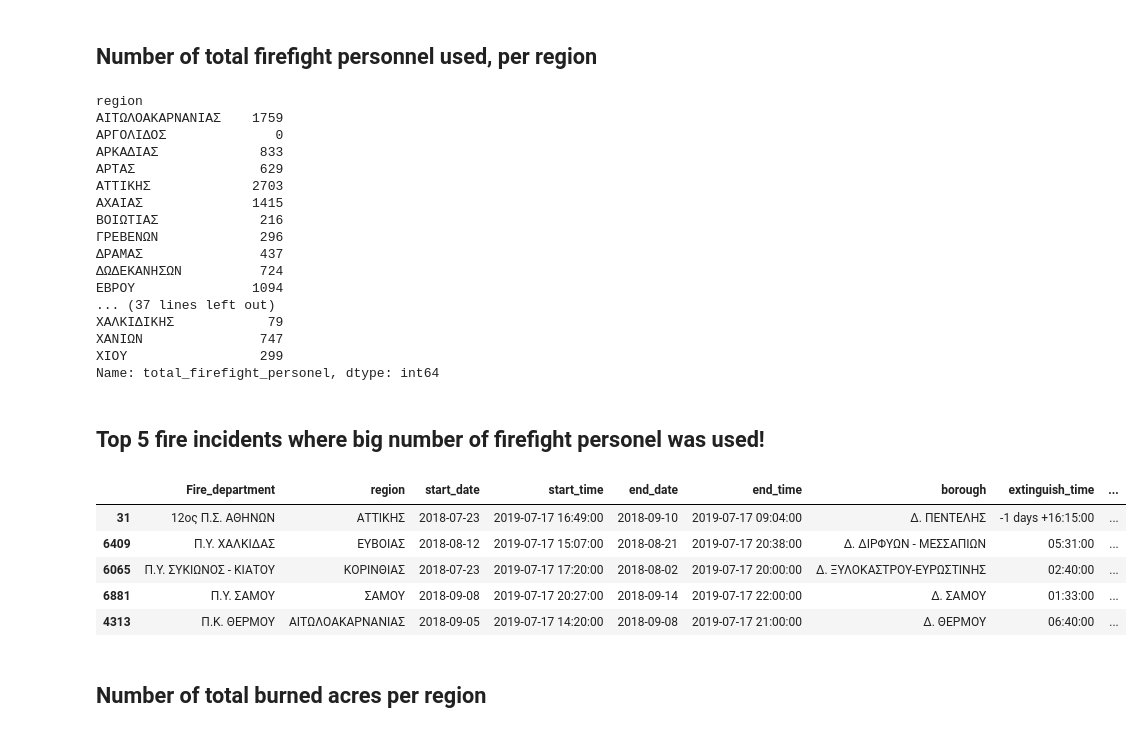
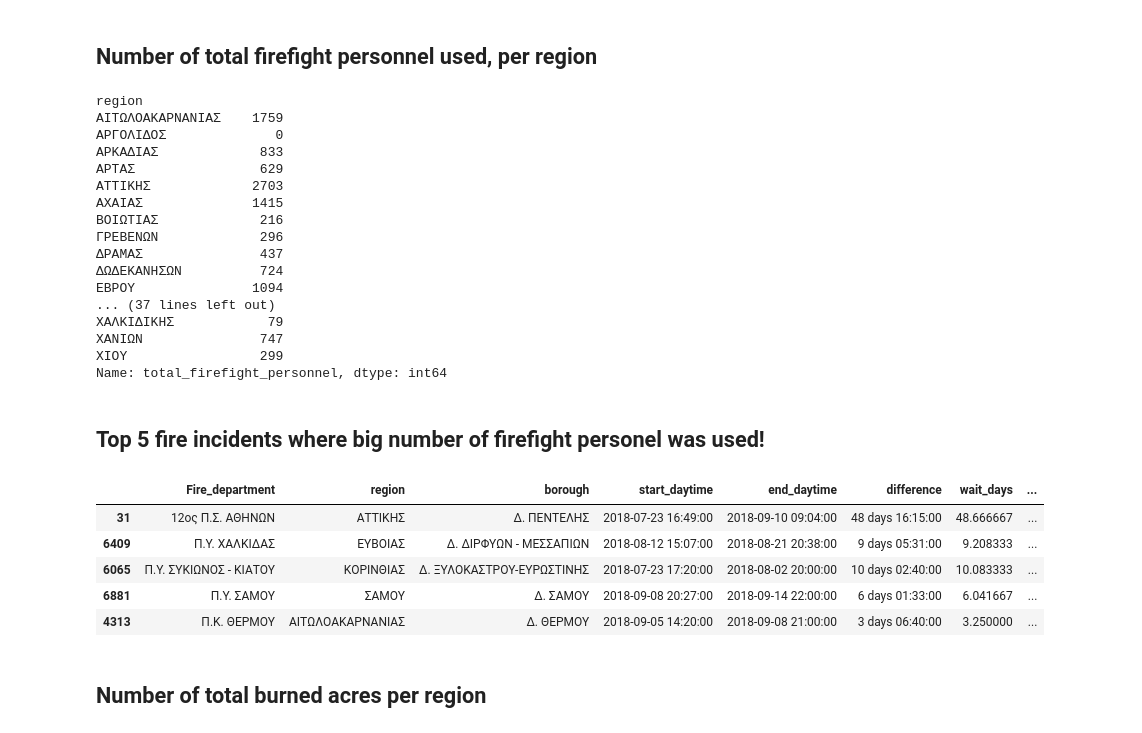
Before and after one commit to kosmaspanag/data-studio-projects, a Jupyter notebook: Weekly projects/Fires_in Greece/Fires in Greece.ipynb, the cells around one changed output. Cells and saved outputs as stored; diff of their text form; code cells hidden in the pictures.

```diff
--- a/Weekly projects/Fires_in Greece/Fires in Greece.ipynb
+++ b/Weekly projects/Fires_in Greece/Fires in Greece.ipynb
@@ -378,7 +386,7 @@ Name: region, dtype: int64
 # %% [markdown]
 ## Number of total firefight personnel used, per region
 # %%
-df.groupby('region').total_firefight_personel.sum()
+df.groupby('region').total_firefight_personnel.sum()
 # %% [output]
 region
 ΑΙΤΩΛΟΑΚΑΡΝΑΝΙΑΣ    1759
@@ -396,18 +404,18 @@ region
 ΧΑΛΚΙΔΙΚΗΣ            79
 ΧΑΝΙΩΝ               747
 ΧΙΟΥ                 299
-Name: total_firefight_personel, dtype: int64
+Name: total_firefight_personnel, dtype: int64
 # %% [markdown]
 ## Top 5 fire incidents where big number of firefight personel was used!
 # %%
-df.sort_values(by ='total_firefight_personel', ascending=False).head(5)
+df.sort_values(by ='total_firefight_personnel', ascending=False).head(5)
 # %% [output]
-|  | Fire_department | region | start_date | start_time | end_date | end_time | borough | extinguish_time | ... |
-| 31 | 12ος Π.Σ. ΑΘΗΝΩΝ | ΑΤΤΙΚΗΣ | 2018-07-23 | 2019-07-17 16:49:00 | 2018-09-10 | 2019-07-17 09:04:00 | Δ. ΠΕΝΤΕΛΗΣ | -1 days +16:15:00 | ... |
-| 6409 | Π.Υ. ΧΑΛΚΙΔΑΣ | ΕΥΒΟΙΑΣ | 2018-08-12 | 2019-07-17 15:07:00 | 2018-08-21 | 2019-07-17 20:38:00 | Δ. ΔΙΡΦΥΩΝ - ΜΕΣΣΑΠΙΩΝ | 05:31:00 | ... |
-| 6065 | Π.Υ. ΣΥΚΙΩΝΟΣ - ΚΙΑΤΟΥ | ΚΟΡΙΝΘΙΑΣ | 2018-07-23 | 2019-07-17 17:20:00 | 2018-08-02 | 2019-07-17 20:00:00 | Δ. ΞΥΛΟΚΑΣΤΡΟΥ-ΕΥΡΩΣΤΙΝΗΣ | 02:40:00 | ... |
-| 6881 | Π.Υ. ΣΑΜΟΥ | ΣΑΜΟΥ | 2018-09-08 | 2019-07-17 20:27:00 | 2018-09-14 | 2019-07-17 22:00:00 | Δ. ΣΑΜΟΥ | 01:33:00 | ... |
-| 4313 | Π.Κ. ΘΕΡΜΟΥ | ΑΙΤΩΛΟΑΚΑΡΝΑΝΙΑΣ | 2018-09-05 | 2019-07-17 14:20:00 | 2018-09-08 | 2019-07-17 21:00:00 | Δ. ΘΕΡΜΟΥ | 06:40:00 | ... |
+|  | Fire_department | region | borough | start_daytime | end_daytime | difference | wait_days | ... |
+| 31 | 12ος Π.Σ. ΑΘΗΝΩΝ | ΑΤΤΙΚΗΣ | Δ. ΠΕΝΤΕΛΗΣ | 2018-07-23 16:49:00 | 2018-09-10 09:04:00 | 48 days 16:15:00 | 48.666667 | ... |
+| 6409 | Π.Υ. ΧΑΛΚΙΔΑΣ | ΕΥΒΟΙΑΣ | Δ. ΔΙΡΦΥΩΝ - ΜΕΣΣΑΠΙΩΝ | 2018-08-12 15:07:00 | 2018-08-21 20:38:00 | 9 days 05:31:00 | 9.208333 | ... |
+| 6065 | Π.Υ. ΣΥΚΙΩΝΟΣ - ΚΙΑΤΟΥ | ΚΟΡΙΝΘΙΑΣ | Δ. ΞΥΛΟΚΑΣΤΡΟΥ-ΕΥΡΩΣΤΙΝΗΣ | 2018-07-23 17:20:00 | 2018-08-02 20:00:00 | 10 days 02:40:00 | 10.083333 | ... |
+| 6881 | Π.Υ. ΣΑΜΟΥ | ΣΑΜΟΥ | Δ. ΣΑΜΟΥ | 2018-09-08 20:27:00 | 2018-09-14 22:00:00 | 6 days 01:33:00 | 6.041667 | ... |
+| 4313 | Π.Κ. ΘΕΡΜΟΥ | ΑΙΤΩΛΟΑΚΑΡΝΑΝΙΑΣ | Δ. ΘΕΡΜΟΥ | 2018-09-05 14:20:00 | 2018-09-08 21:00:00 | 3 days 06:40:00 | 3.250000 | ... |
 # %% [markdown]
 ## Number of total burned acres per region
 # %%
```
Also changed, not shown: parts of 11 cells of this notebook.
